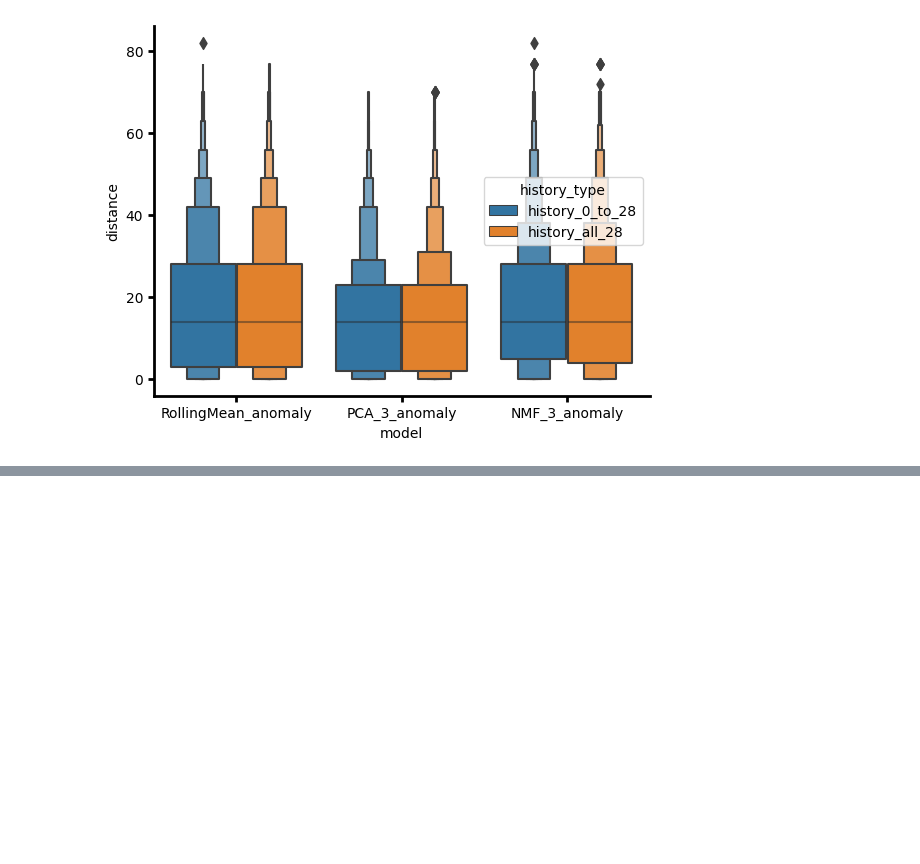
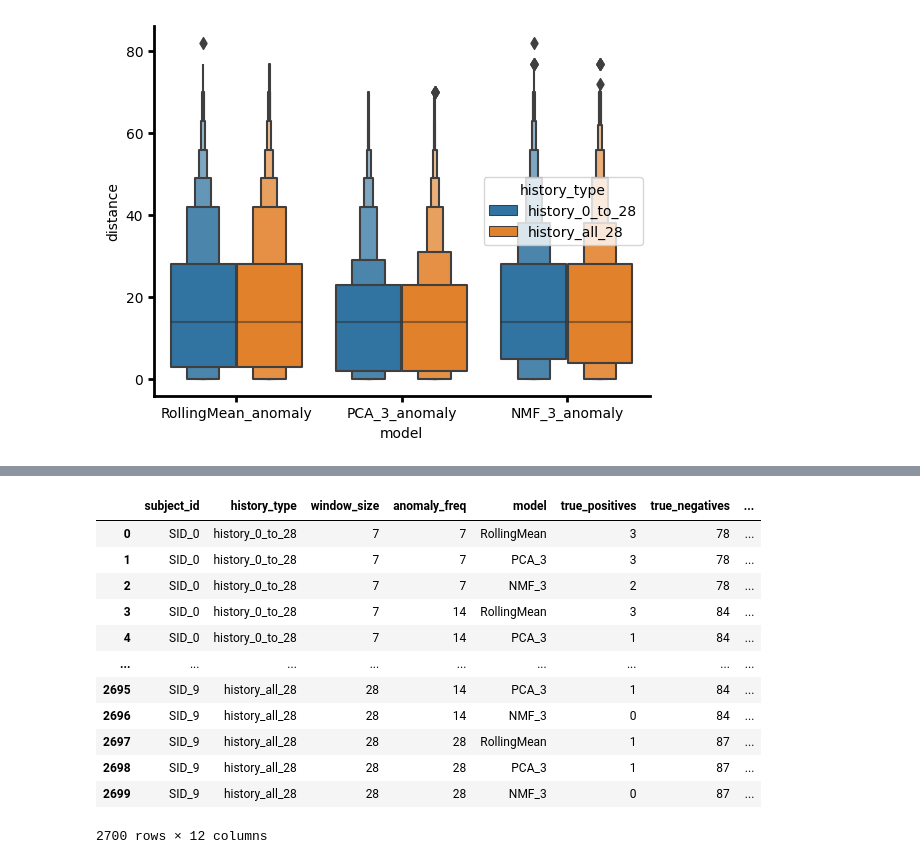
Before and after one commit to akre96/mhealth_anomaly_detection, a Jupyter notebook: notebooks/anomalies_simulated_vs_detected.ipynb, the cells around one changed output, grey strips where cells are left out. Cells and saved outputs as stored; diff of their text form; code cells hidden in the pictures; blank space fills up the shorter version.

```diff
--- a/notebooks/anomalies_simulated_vs_detected.ipynb
+++ b/notebooks/anomalies_simulated_vs_detected.ipynb
@@ -274,0 +266,42 @@ anomaly_detector_behavior.describe()
+# %%
+models = [c.split('_anomaly')[0] for c in anomaly_detector_cols]
+groupby_cols = ['subject_id', 'history_type', 'window_size', 'anomaly_freq']
+performance_dict = {
+    c: [] for c in groupby_cols
+}
+performance_dict['model'] = []
+performance_dict['true_positives'] = []
+performance_dict['true_negatives'] = []
+performance_dict['false_positives'] = []
+performance_dict['false_negatives'] = []
+
+for info, subject_data in tqdm(data_df.groupby(groupby_cols)):
+    for model in models:
+        for i, val in enumerate(info):
+            performance_dict[groupby_cols[i]].append(val)
+        performance_dict['model'].append(model)
+        performance_dict['true_positives'].append((subject_data['anomaly'] & subject_data[model+'_anomaly']).sum())
+        performance_dict['true_negatives'].append((~subject_data['anomaly'] & ~subject_data[model+'_anomaly']).sum())
+        performance_dict['false_negatives'].append((subject_data['anomaly'] & ~subject_data[model+'_anomaly']).sum())
+        performance_dict['false_positives'].append((~subject_data['anomaly'] & subject_data[model+'_anomaly']).sum())
+
+performance_df = pd.DataFrame(performance_dict)
+performance_df['sensitivity'] = performance_df['true_positives'] / (performance_df['true_positives'] + performance_df['false_negatives'])
+performance_df['specificity'] = performance_df['true_negatives'] / (performance_df['true_negatives'] + performance_df['false_positives'])
+performance_df['accuracy'] = performance_df[['true_positives', 'true_negatives']].sum(axis=1) \
+    / performance_df[['true_positives', 'true_negatives', 'false_positives', 'false_negatives']].sum(axis=1)
+performance_df
+# %% [output]
+|  | subject_id | history_type | window_size | anomaly_freq | model | true_positives | true_negatives | ... |
+| 0 | SID_0 | history_0_to_28 | 7 | 7 | RollingMean | 3 | 78 | ... |
+| 1 | SID_0 | history_0_to_28 | 7 | 7 | PCA_3 | 3 | 78 | ... |
+| 2 | SID_0 | history_0_to_28 | 7 | 7 | NMF_3 | 2 | 78 | ... |
+| 3 | SID_0 | history_0_to_28 | 7 | 14 | RollingMean | 3 | 84 | ... |
+| 4 | SID_0 | history_0_to_28 | 7 | 14 | PCA_3 | 1 | 84 | ... |
+| ... | ... | ... | ... | ... | ... | ... | ... | ... |
+| 2695 | SID_9 | history_all_28 | 28 | 14 | PCA_3 | 1 | 84 | ... |
+| 2696 | SID_9 | history_all_28 | 28 | 14 | NMF_3 | 0 | 84 | ... |
+| 2697 | SID_9 | history_all_28 | 28 | 28 | RollingMean | 1 | 87 | ... |
+| 2698 | SID_9 | history_all_28 | 28 | 28 | PCA_3 | 1 | 87 | ... |
+| 2699 | SID_9 | history_all_28 | 28 | 28 | NMF_3 | 0 | 87 | ... |
+2700 rows × 12 columns
```
Also changed, not shown: parts of 5 cells of this notebook, 6 other files.
